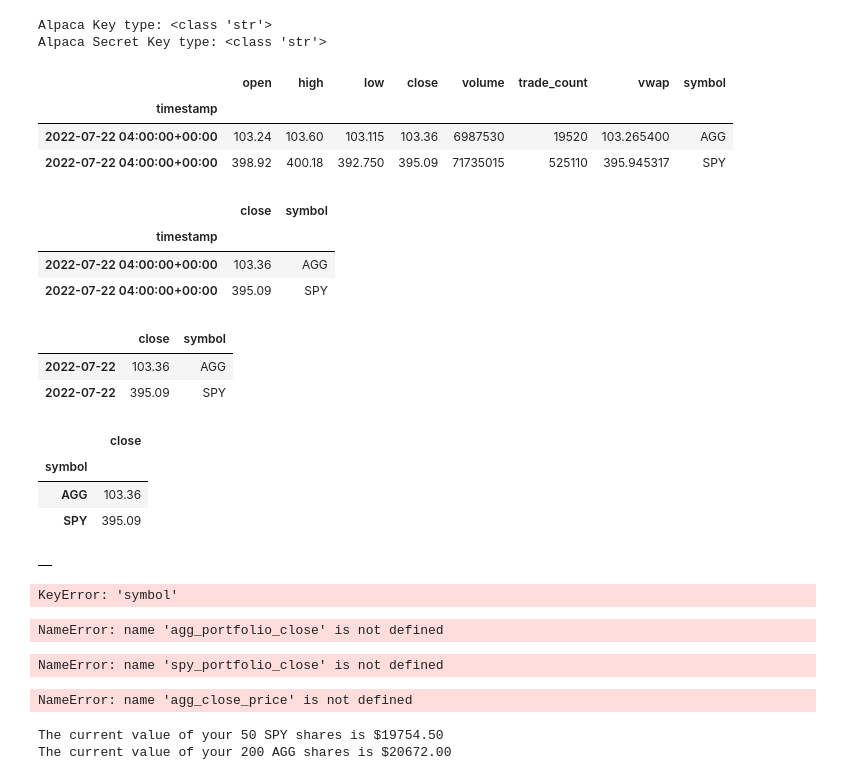
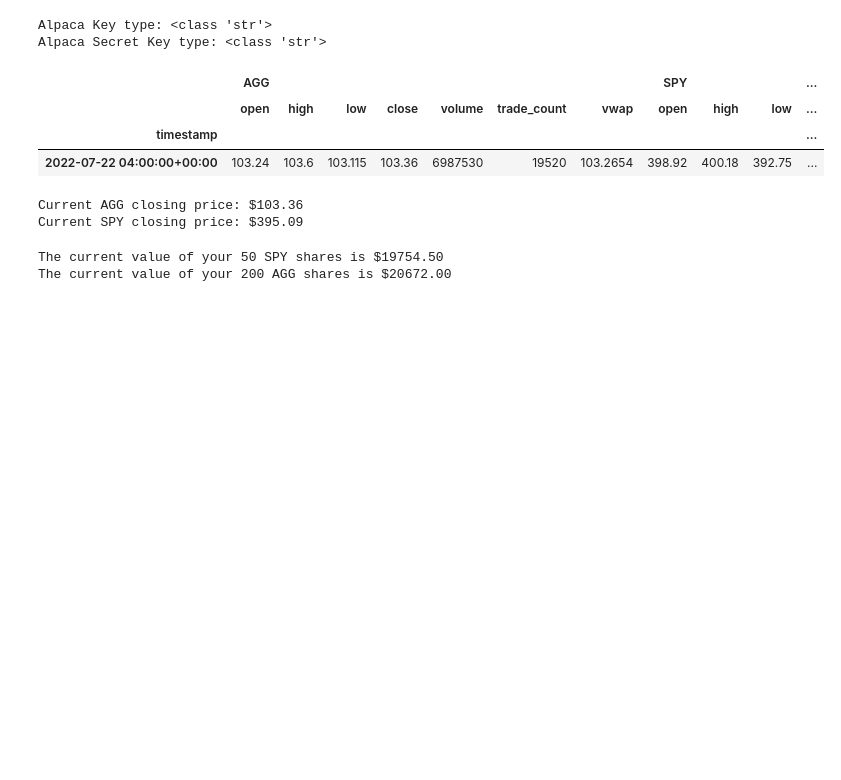
Before and after one commit to malrepos/Assignment---Module-05, a Jupyter notebook: financial-planner.ipynb, the cells around one changed output. Saved outputs shown, nothing was run; the diff lists cells and outputs as text; code cells hidden in the pictures; blank space fills up the shorter version.

```diff
--- a/financial-planner.ipynb
+++ b/financial-planner.ipynb
@@ -162,82 +162,33 @@ df_portfolio = alpaca.get_bars(
     start = today,
     end = today
 ).df
-# %%
-# Here I show the dataframe returned from alpaca API
-df_portfolio
-# %% [output]
-|  | open | high | low | close | volume | trade_count | vwap | symbol |
-| timestamp |  |  |  |  |  |  |  |  |
-| 2022-07-22 04:00:00+00:00 | 103.24 | 103.60 | 103.115 | 103.36 | 6987530 | 19520 | 103.265400 | AGG |
-| 2022-07-22 04:00:00+00:00 | 398.92 | 400.18 | 392.750 | 395.09 | 71735015 | 525110 | 395.945317 | SPY |
-# %%
-# There are many columns I do not need for this project, so they are dropped
-
-df_portfolio = df_portfolio.drop(["open", "high", "low", "volume", "trade_count", "vwap"], axis=1)
-df_portfolio
-# %% [output]
-|  | close | symbol |
-| timestamp |  |  |
-| 2022-07-22 04:00:00+00:00 | 103.36 | AGG |
-| 2022-07-22 04:00:00+00:00 | 395.09 | SPY |
-# %%
-# I clean up the date formate by removing the time using .date on the index
-df_portfolio.index = df_portfolio.index.date
-df_portfolio
-# %% [output]
-|  | close | symbol |
-| 2022-07-22 | 103.36 | AGG |
-| 2022-07-22 | 395.09 | SPY |
-# %%
-df_portfolio = df_portfolio.set_index("symbol")
-df_portfolio
-# %% [output]
-|  | close |
-| symbol |  |
-| AGG | 103.36 |
-| SPY | 395.09 |
-# %%
-df_agg = pd.DataFrame()
-
-df_agg.append(df_portfolio.iloc[0], ignore_index=True)
-#df_agg = df_portfolio.iloc[0]["close"]
-df_agg
-# %% [output]
-|  |
 # %%
 # Reorganize the DataFrame
-# Separate ticker data
-# YOUR CODE HERE!
-agg_portfolio = df_portfolio[df_portfolio["symbol"]=="AGG"]
-spy_portfolio = df_portfolio[df_portfolio["symbol"]=="SPY"]
+AGG = df_portfolio[df_portfolio['symbol']=='AGG'].drop('symbol', axis=1)
+SPY = df_portfolio[df_portfolio['symbol']=='SPY'].drop('symbol', axis=1)
 
 
 # Concatenate the ticker DataFrames
-# YOUR CODE HERE!
+df_portfolio = pd.concat([AGG, SPY],axis=1, keys=['AGG','SPY'])
 
 # Preview DataFrame
-# YOUR CODE HERE!
-#print(agg_portfolio_close, spy_portfolio_close)
+df_portfolio
 # %% [output]
-KeyError: 'symbol'
+|  | AGG |  |  |  |  |  |  | SPY |  |  | ... |
+|  | open | high | low | close | volume | trade_count | vwap | open | high | low | ... |
+| timestamp |  |  |  |  |  |  |  |  |  |  | ... |
+| 2022-07-22 04:00:00+00:00 | 103.24 | 103.6 | 103.115 | 103.36 | 6987530 | 19520 | 103.2654 | 398.92 | 400.18 | 392.75 | ... |
-# %%
-# Here I get the closing price for the AGG shares
-agg_close_price = agg_portfolio_close.iloc[0]["close"]
-agg_close_price
-# %% [output]
-NameError: name 'agg_portfolio_close' is not defined
-# %%
-# Here I get the closing price for the SPY shares
-spy_close_price = spy_portfolio_close.iloc[0]["close"]
-spy_close_price
-# %% [output]
-NameError: name 'spy_portfolio_close' is not defined
 # %%
+# Pick AGG and SPY close prices
+agg_close_price = df_portfolio['AGG']['close'].values[0]
+spy_close_price = df_portfolio['SPY']['close'].values[0]
+
 # Print AGG and SPY close prices
 print(f"Current AGG closing price: ${agg_close_price}")
 print(f"Current SPY closing price: ${spy_close_price}")
 # %% [output]
-NameError: name 'agg_close_price' is not defined
+Current AGG closing price: $103.36
+Current SPY closing price: $395.09
 # %%
 # Compute the current value of shares
 # I take the amount of shares I hold and multiply by the price of each share
```
Also changed, not shown: parts of 25 cells of this notebook.
